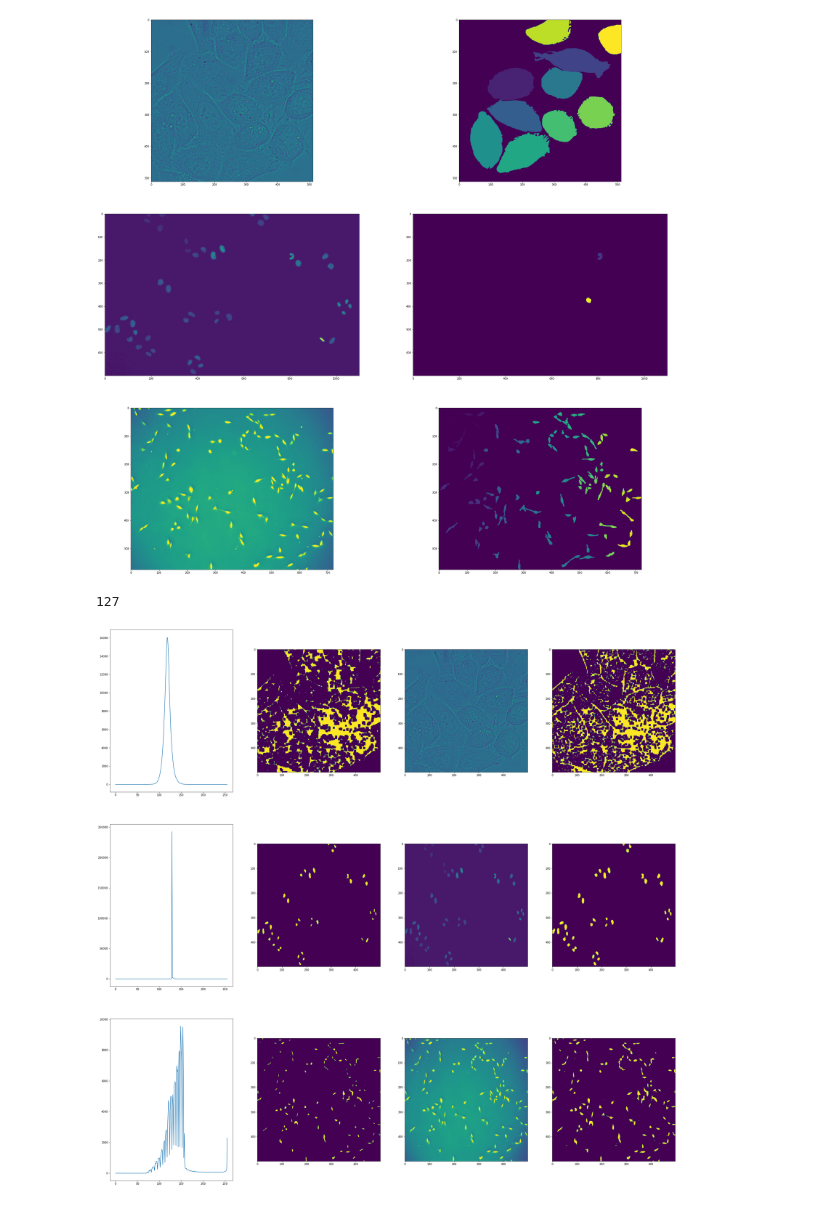
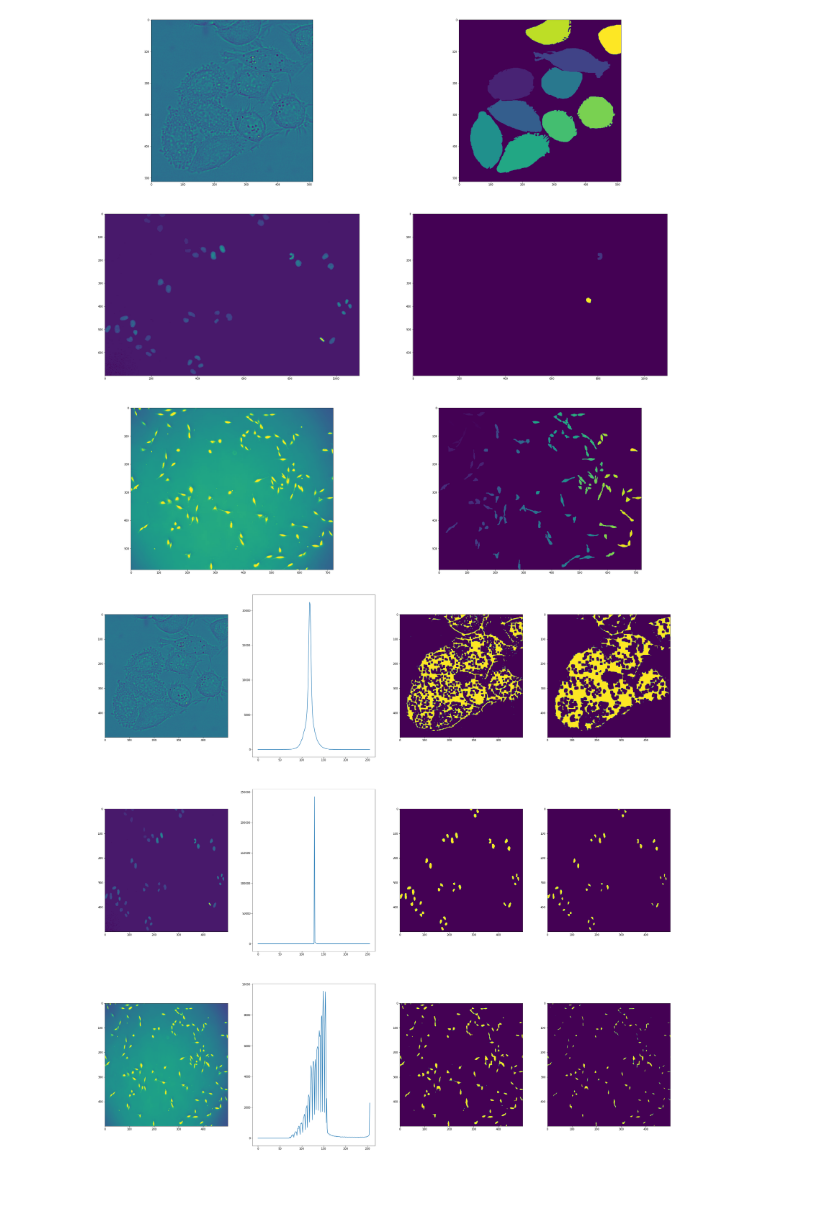
Before and after one commit to shizhs/COMP9517, a Jupyter notebook: levelset_segmentation.ipynb, the cells around one changed output. Cells and saved outputs as stored; diff of their text form; code cells hidden in the pictures.

```diff
--- a/levelset_segmentation.ipynb
+++ b/levelset_segmentation.ipynb
@@ -32,7 +32,7 @@ phc_path = '/content/data/PhC-C2DL-PSC/'
 # test img display
 f = plt.figure(figsize=(38, 38))
 # dic
-dic_test = cv2.imread(join(dic_path, 'Sequence 1/t083.tif'),0)
+dic_test = cv2.imread(join(dic_path, 'Sequence 1/t002.tif'),0)
 dic_testmask = cv2.imread(join(dic_path, 'Sequence 1 Masks/t002mask.tif'), -1)
 ax1 = f.add_subplot(3,2,1)
 ax2 = f.add_subplot(3,2,2)
@@ -56,61 +56,68 @@ ax6.imshow(phc_testmask)
 <matplotlib.image.AxesImage at 0x...>
 [figure]
 # %%
-xp = [0, 64, 128, 192, 255]
-fp = [0, 16, 128, 240, 255]
-x = np.arange(256)
-table = np.interp(x, xp, fp).astype('uint8')
-
-def preprocessing(img,i):
-    img = cv2.resize(img, (500, 500))
-    orig_hist = cv2.calcHist([img],[0],None,[256],[0,256])
-
+def thres_preprocessing(img, f=None, i=None):
+    resized_img = cv2.resize(img, (500, 500))
     # do background elimination and then proceed Otsu
-    st = cv2.morphologyEx(img, cv2.MORPH_CLOSE, np.ones((7,7),np.uint8))
-    st2 = cv2.morphologyEx(img, cv2.MORPH_OPEN, np.ones((7,7),np.uint8))
+    st = cv2.morphologyEx(resized_img, cv2.MORPH_CLOSE, np.ones((7,7),np.uint8))
+    st2 = cv2.morphologyEx(resized_img, cv2.MORPH_OPEN, np.ones((7,7),np.uint8))
     st2 = st - st2
 
     # Otsu's thresholding
     ret,th = cv2.threshold(st,0,255,cv2.THRESH_BINARY+cv2.THRESH_OTSU)
     ret2,th2 = cv2.threshold(st2,0,255,cv2.THRESH_BINARY+cv2.THRESH_OTSU)
     th3 = cv2.bitwise_or(th, th2)
 
+    # Further preprocessing to get a more general segmentation
     blur = cv2.blur(th3, (7,7))
     ret4,th4 = cv2.threshold(blur,0,255,cv2.THRESH_BINARY+cv2.THRESH_OTSU)
     th5 = cv2.bitwise_or(cv2.morphologyEx(th4, cv2.MORPH_HITMISS, np.ones((5,5),np.uint8)), th)
     th5 = cv2.morphologyEx(th5, cv2.MORPH_HITMISS,np.ones((3,3),np.uint8))
     # th5 = cv2.blur(th5, (3,3))
     # ret5,th5 = cv2.threshold(th5,0,255,cv2.THRESH_BINARY+cv2.THRESH_OTSU)
-    new_hist = cv2.calcHist([th],[0],None, [256],[0,256])
 
-    im_floodfill = th5.copy()
-    h, w = th5.shape[:2]
-    mask = np.zeros((h+2, w+2), np.uint8)
-    cv2.floodFill(im_floodfill, mask, (0,0), 255)
-    im_floodfill_inv = cv2.bitwise_not(im_floodfill)
-    im_out = th5 | im_floodfill_inv
+    """
+    Turned-off histogram calculation
+    """
+    #
+
+    """
+    Currently turned-off configurations
+    """
+    # im_floodfill = th5.copy()
+    # h, w = th5.shape[:2]
+    # mask = np.zeros((h+2, w+2), np.uint8)
+    # cv2.floodFill(im_floodfill, mask, (0,0), 255)
+    # im_floodfill_inv = cv2.bitwise_not(im_floodfill)
+    # im_out = th5 | im_floodfill_inv
 
     # th = cv2.morphologyEx(th, cv2.MORPH_CLOSE, np.ones((5,5),np.uint8))
 
-    ax = f2.add_subplot(3,4,i)
-    ax.plot(orig_hist)
-    ax0 = f2.add_subplot(3,4,i+1)
-    ax0.imshow(th5)
-    ax1 = f2.add_subplot(3,4,i+2)
-    ax1.imshow(img)
-    ax2 = f2.add_subplot(3,4,i+3)
-    ax2.imshow(th)
+    """
+    Debug-use img showing, need to include a figure of f
+    """
+    if f != None and i != None:
+        orig_hist = cv2.calcHist([resized_img],[0],None,[256],[0,256])
+        new_hist = cv2.calcHist([th],[0],None, [256],[0,256])
 
-    return th, th5
+        ax = f.add_subplot(3,4,i)
+        ax.imshow(resized_img)
+        ax0 = f.add_subplot(3,4,i+1)
+        ax0.plot(orig_hist)
+        ax1 = f.add_subplot(3,4,i+2)
+        ax1.imshow(th)
+        ax2 = f.add_subplot(3,4,i+3)
+        ax2.imshow(th5)
 
-print(phc_test[250, 20])
+    return resized_img, th, th5 # return resized img, threshold type1, threshold type2
+
+# Test uses
 f2 = plt.figure(figsize=(38, 38))
-dic_th, dic_th2 = preprocessing(dic_test, 1)
-fluo_th, fluo_th2 = preprocessing(fluo_test, 5)
-phc_th, phc_th2 = preprocessing(phc_test, 9)
+dic_resized, dic_th, dic_th2 = preprocessing(dic_test, f2, 1)
+fluo_resized, fluo_th, fluo_th2 = preprocessing(fluo_test, f2, 5)
+phc_resized, phc_th, phc_th2 = preprocessing(phc_test, f2, 9)
 # %% [output]
-127
-[figure, old version]
+[figure, new version]
 # %%
 import numpy as np
 import matplotlib.pyplot as plt
```
Also changed, not shown: parts of 4 cells of this notebook, 1 other file.
